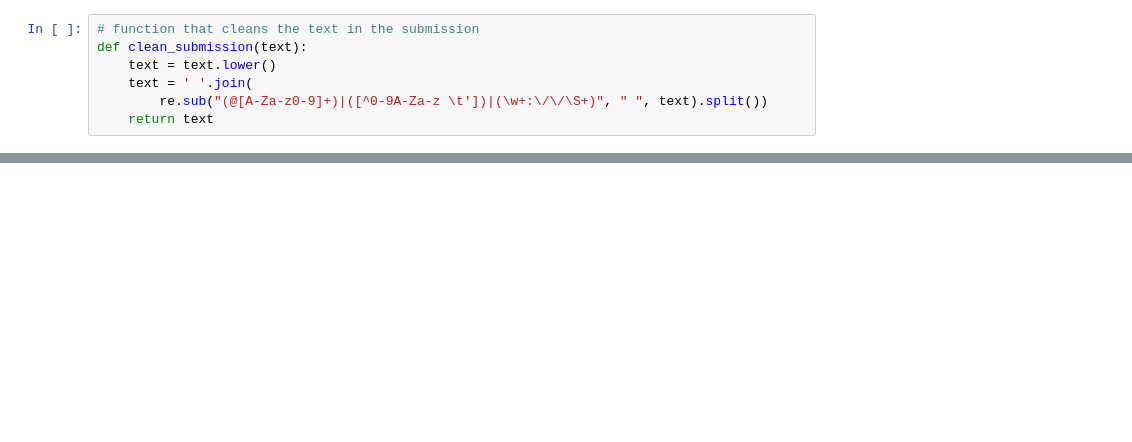
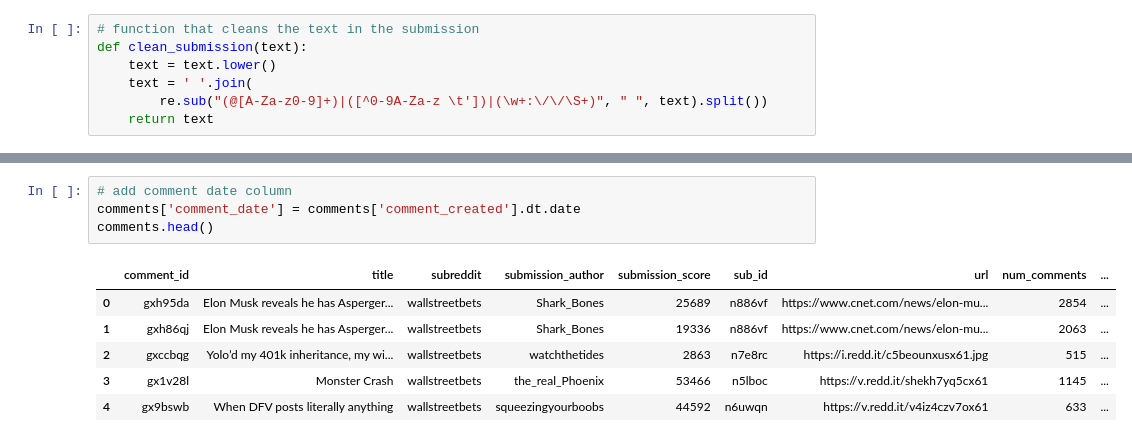
Before and after one commit to jbell1991/reddit-scraping, a Jupyter notebook: data-analysis.ipynb, the cells around one changed output, grey strips where cells are left out. Cells and saved outputs as stored; diff of their text form; blank space fills up the shorter version.

```diff
--- a/data-analysis.ipynb
+++ b/data-analysis.ipynb
@@ -277,0 +282,11 @@ company        170
+# %%
+# add comment date column
+comments['comment_date'] = comments['comment_created'].dt.date
+comments.head()
+# %% [output]
+|  | comment_id | title | subreddit | submission_author | submission_score | sub_id | url | num_comments | ... |
+| 0 | gxh95da | Elon Musk reveals he has Asperger... | wallstreetbets | Shark_Bones | 25689 | n886vf | https://www.cnet.com/news/elon-mu... | 2854 | ... |
+| 1 | gxh86qj | Elon Musk reveals he has Asperger... | wallstreetbets | Shark_Bones | 19336 | n886vf | https://www.cnet.com/news/elon-mu... | 2063 | ... |
+| 2 | gxccbqg | Yolo’d my 401k inheritance, my wi... | wallstreetbets | watchthetides | 2863 | n7e8rc | https://i.redd.it/c5beounxusx61.jpg | 515 | ... |
+| 3 | gx1v28l | Monster Crash | wallstreetbets | the_real_Phoenix | 53466 | n5lboc | https://v.redd.it/shekh7yq5cx61 | 1145 | ... |
+| 4 | gx9bswb | When DFV posts literally anything | wallstreetbets | squeezingyourboobs | 44592 | n6uwqn | https://v.redd.it/v4iz4czv7ox61 | 633 | ... |
```
Also changed, not shown: parts of 23 cells of this notebook, 5 other files.
